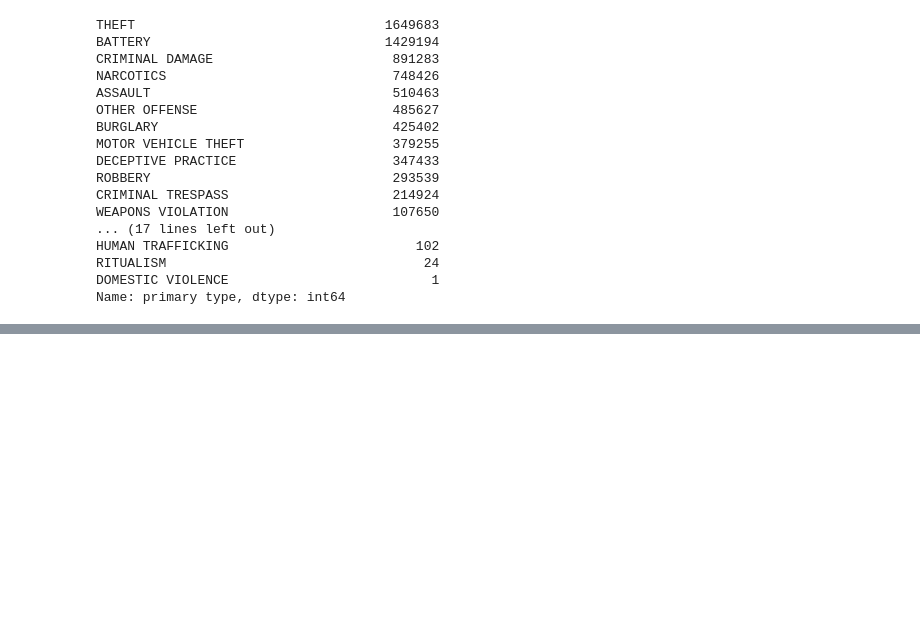
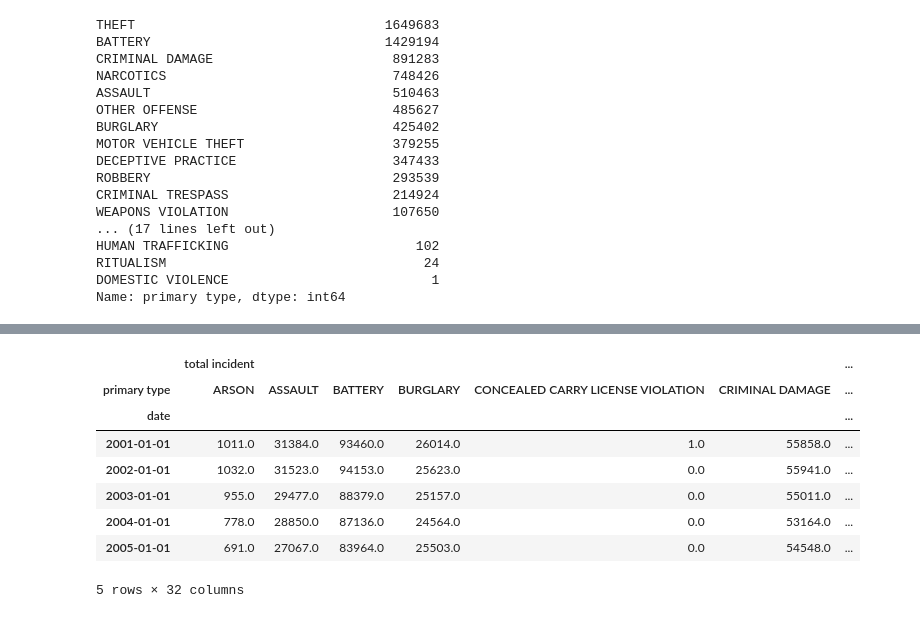
Before and after one commit to kevinbrnett/Time-Series-Analysis-of-Crime-Data, a Jupyter notebook: Time Series Crime Data Project -- Part 1.ipynb, the cells around one changed output, grey strips where cells are left out. Drawn from its saved outputs; the diff is of its cells as text; code cells hidden in the pictures; blank space fills up the shorter version.

```diff
--- a/Time Series Crime Data Project -- Part 1.ipynb
+++ b/Time Series Crime Data Project -- Part 1.ipynb
@@ -264,0 +358,14 @@ df_ts.rename(columns={'description':'crime description'})
+# %%
+# Pivot the result so datetime is index and crime is columns
+years_ts = df_year.pivot(index='date',columns='primary type')
+years_ts.head()
+# %% [output]
+|  | total incident |  |  |  |  |  | ... |
+| primary type | ARSON | ASSAULT | BATTERY | BURGLARY | CONCEALED CARRY LICENSE VIOLATION | CRIMINAL DAMAGE | ... |
+| date |  |  |  |  |  |  | ... |
+| 2001-01-01 | 1011.0 | 31384.0 | 93460.0 | 26014.0 | 1.0 | 55858.0 | ... |
+| 2002-01-01 | 1032.0 | 31523.0 | 94153.0 | 25623.0 | 0.0 | 55941.0 | ... |
+| 2003-01-01 | 955.0 | 29477.0 | 88379.0 | 25157.0 | 0.0 | 55011.0 | ... |
+| 2004-01-01 | 778.0 | 28850.0 | 87136.0 | 24564.0 | 0.0 | 53164.0 | ... |
+| 2005-01-01 | 691.0 | 27067.0 | 83964.0 | 25503.0 | 0.0 | 54548.0 | ... |
+5 rows × 32 columns
```
Also changed, not shown: parts of 21 cells of this notebook.
